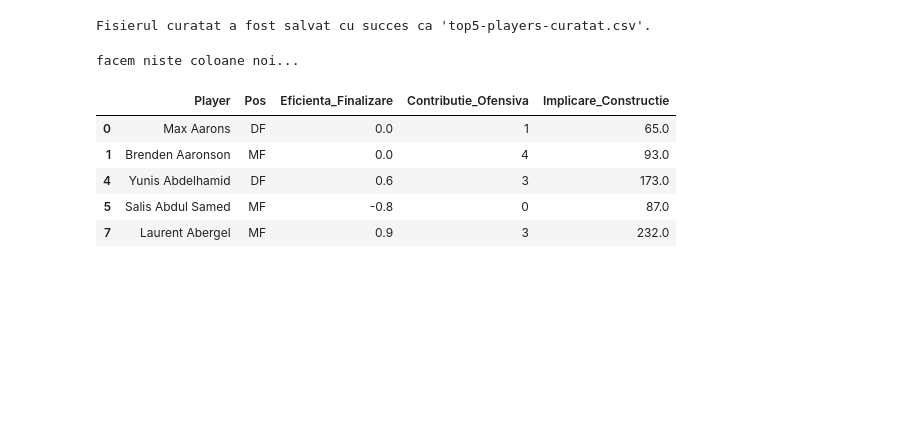
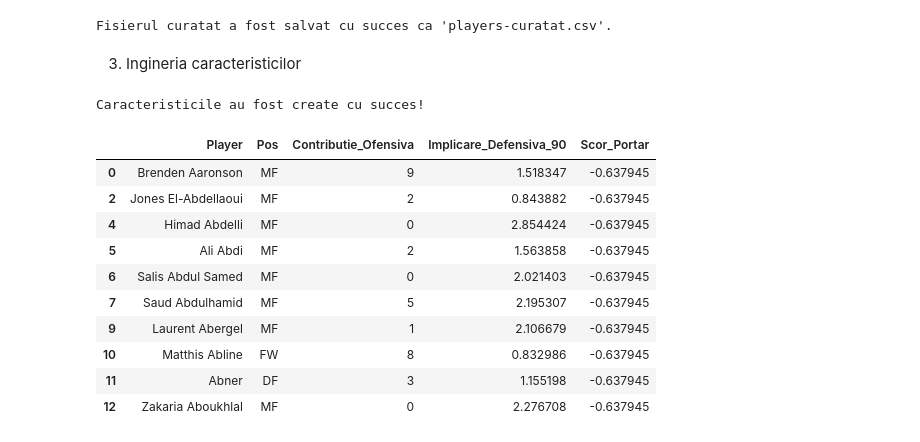
Before and after one commit to ZetPlay10/Sisteme-inteligente, a Jupyter notebook: fotbal.ipynb, the cells around one changed output. Drawn from its saved outputs; the diff is of its cells as text; code cells hidden in the pictures; blank space fills up the shorter version.

```diff
--- a/fotbal.ipynb
+++ b/fotbal.ipynb
@@ -17,9 +33,5 @@ Datele au fost încărcate. Baza de date are 2852 jucători și 37 coloane.
 # %%
+df = pd.read_csv('players_data-2025_2026.csv')
+print(f'Datele au fost încărcate. Baza de date are {df.shape[0]} jucători și {df.shape[1]} coloane.')
 display(df.head())
-
-print("\n--- Informatii generale ---")
-df.info()
-
-print("\n--- Valori lipsa per coloana ---")
-print(df.isnull().sum()[df.isnull().sum() > 0])
 # %% [output]
@@ -86,14 +127,12 @@ Passing `palette` without assigning `hue` is deprecated and will be removed in v
 # %%
-df = df.drop(columns=['Rk'])
-
-#'eng ENG' devine 'ENG'
+# 'eng ENG' devine 'ENG'
 df['Nation'] = df['Nation'].apply(lambda x: x.split(' ')[-1] if isinstance(x, str) else x)
 
-#'eng Premier League' devine 'Premier League'
+# 'eng Premier League' devine 'Premier League'
 df['Comp'] = df['Comp'].apply(lambda x: ' '.join(x.split(' ')[1:]) if isinstance(x, str) else x)
 
-df['Age'] = df['Age'].astype(int)
-df['Born'] = df['Born'].astype(int)
+df['Age'] = df['Age'].astype(float).astype('Int64')
+df['Born'] = df['Born'].astype(float).astype('Int64')
 
 display(df[['Player', 'Nation', 'Comp', 'Age']].head())
 # %% [output]
@@ -106,26 +145,52 @@ display(df[['Player', 'Nation', 'Comp', 'Age']].head())
 # %%
-df.to_csv('top5-players-curatat.csv', index=False)
-print("Fisierul curatat a fost salvat cu succes ca 'top5-players-curatat.csv'.")
+df.to_csv('players-curatat.csv', index=False)
+print("Fisierul curatat a fost salvat cu succes ca 'players-curatat.csv'.")
 # %% [output]
-Fisierul curatat a fost salvat cu succes ca 'top5-players-curatat.csv'.
+Fisierul curatat a fost salvat cu succes ca 'players-curatat.csv'.
+# %% [markdown]
+3. Ingineria caracteristicilor
 # %%
-# eficienta: diferenta dintre goluri si xG (cat de bine finalizeaza defapt)
-df['Eficienta_Finalizare'] = df['Gls'] - df['xG']
+# Eficiența finalizării: G/Sh * SoT - Gls (cât de bine valorifică șansele față de așteptări)
+df['Eficienta_Finalizare'] = df['G/Sh'].fillna(0) * df['SoT'].fillna(0) - df['Gls'].fillna(0)
 
-# contributie pe atac: goluri (fara penalty) adunate cu assisturile
-df['Contributie_Ofensiva'] = df['G-PK'] + df['Ast']
+# Contribuție ofensivă: goluri (fără penalty) + assisturi
+df['Contributie_Ofensiva'] = df['G-PK'].fillna(0) + df['Ast'].fillna(0)
 
-# implicare: pase in fata + urcari cu mingea la picior
-df['Implicare_Constructie'] = df['PrgP'] + df['PrgC']
+# Implicare defensivă per 90 minute
+df['Implicare_Defensiva_90'] = (df['TklW'].fillna(0) + df['Int'].fillna(0)) / (df['90s'] + 0.01)
 
-# afisez sa vad daca a luat bine datele
-display(df[['Player', 'Pos', 'Eficienta_Finalizare', 'Contributie_Ofensiva', 'Implicare_Constructie']].head())
+# Scor portari: normalizare Save% și CS combinate
+save_norm = (df['Save%'].fillna(0) - df['Save%'].min()) / (df['Save%'].max() - df['Save%'].min() + 0.01)
+cs_norm   = (df['CS'].fillna(0) - df['CS'].min()) / (df['CS'].max() - df['CS'].min() + 0.01)
+df['Scor_Portar'] = (save_norm + cs_norm) / 2
+
+# Scor fundaș: implicare defensivă minus penalizare cartonașe
+df['Scor_Fundas'] = df['Implicare_Defensiva_90'] - df['CrdY'].fillna(0) * 0.1
+
+# Scor playmaker pentru mijlocași: implicare defensivă + assisturi
+df['Scor_Playmaker'] = df['Implicare_Defensiva_90'] + df['Ast'].fillna(0)
+
+# Feature extra: eficiența la duel aerian
+if 'Won%' in df.columns:
+    df['Eficienta_Aerian'] = df['Won%'].fillna(0)
+
+# Feature extra: presiune aplicată per minut
+if 'Press' in df.columns:
+    df['Presiune_Per90'] = df['Press'].fillna(0) / (df['90s'] + 0.01)
+
+print('Caracteristicile au fost create cu succes!')
+display(df[['Player', 'Pos', 'Contributie_Ofensiva', 'Implicare_Defensiva_90', 'Scor_Portar']].head(10))
 # %% [output]
-facem niste coloane noi...
+Caracteristicile au fost create cu succes!
-|  | Player | Pos | Eficienta_Finalizare | Contributie_Ofensiva | Implicare_Constructie |
-| 0 | Max Aarons | DF | 0.0 | 1 | 65.0 |
-| 1 | Brenden Aaronson | MF | 0.0 | 4 | 93.0 |
-| 4 | Yunis Abdelhamid | DF | 0.6 | 3 | 173.0 |
-| 5 | Salis Abdul Samed | MF | -0.8 | 0 | 87.0 |
-| 7 | Laurent Abergel | MF | 0.9 | 3 | 232.0 |
+|  | Player | Pos | Contributie_Ofensiva | Implicare_Defensiva_90 | Scor_Portar |
+| 0 | Brenden Aaronson | MF | 9 | 1.518347 | -0.637945 |
+| 2 | Jones El-Abdellaoui | MF | 2 | 0.843882 | -0.637945 |
+| 4 | Himad Abdelli | MF | 0 | 2.854424 | -0.637945 |
+| 5 | Ali Abdi | MF | 2 | 1.563858 | -0.637945 |
+| 6 | Salis Abdul Samed | MF | 0 | 2.021403 | -0.637945 |
+| 7 | Saud Abdulhamid | MF | 5 | 2.195307 | -0.637945 |
+| 9 | Laurent Abergel | MF | 1 | 2.106679 | -0.637945 |
+| 10 | Matthis Abline | FW | 8 | 0.832986 | -0.637945 |
+| 11 | Abner | DF | 3 | 1.155198 | -0.637945 |
+| 12 | Zakaria Aboukhlal | MF | 0 | 2.276708 | -0.637945 |
 # %%
```
Also changed, not shown: parts of 34 cells of this notebook, 8 other files.
